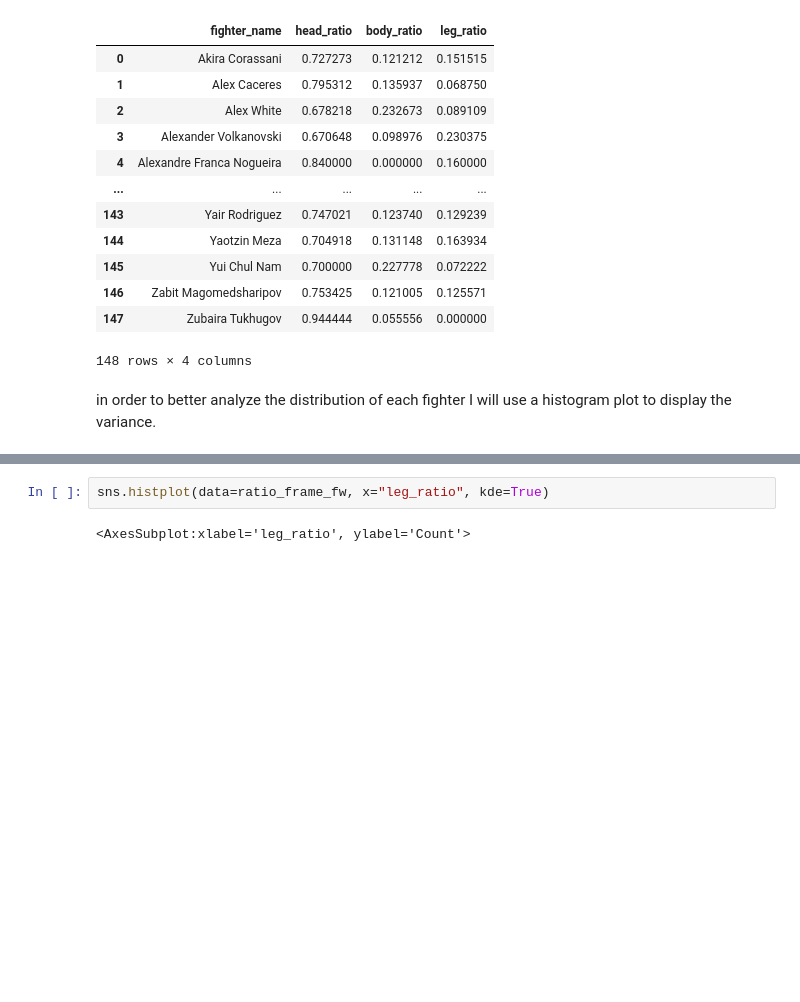
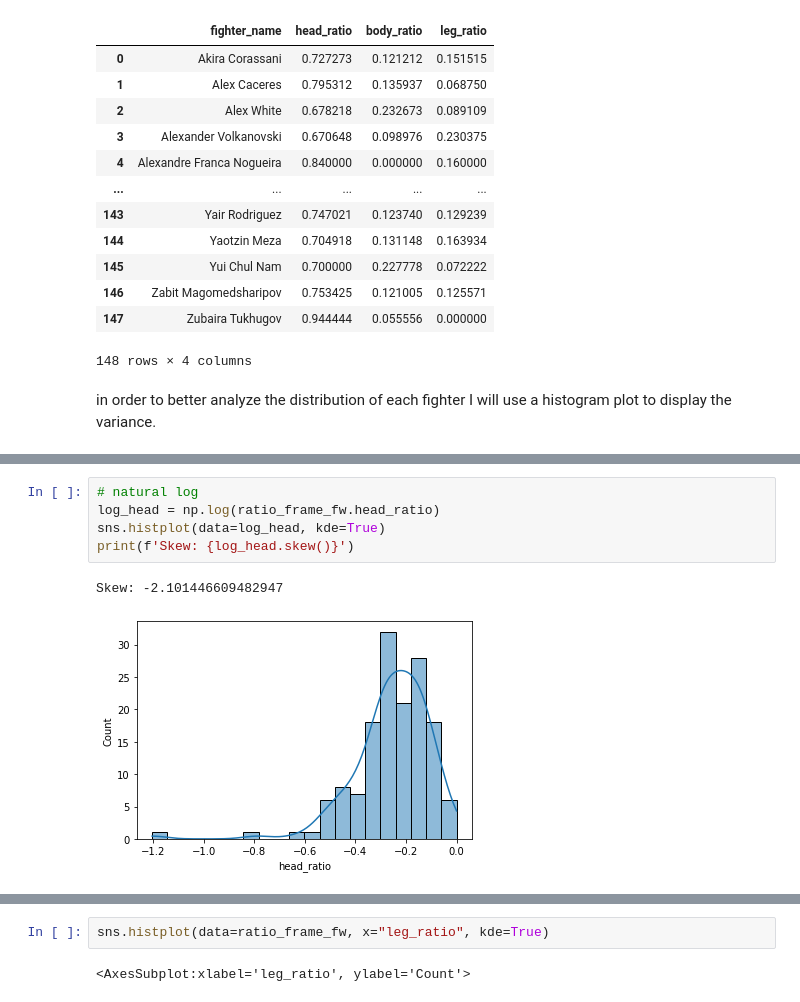
Before and after one commit to anthony-aleman/Featherweight, a Jupyter notebook: FW_EDA.ipynb, the cells around one changed output, grey strips where cells are left out. Cells and saved outputs as stored; diff of their text form; blank space fills up the shorter version.

```diff
--- a/FW_EDA.ipynb
+++ b/FW_EDA.ipynb
@@ -153,0 +192,8 @@ ratio_frame_fw.loc[ratio_frame_fw.head_ratio < 0.5]
+# %%
+# natural log
+log_head = np.log(ratio_frame_fw.head_ratio)
+sns.histplot(data=log_head, kde=True)
+print(f'Skew: {log_head.skew()}')
+# %% [output]
+Skew: -2.101446609482947
+[figure, added]
```
Also changed, not shown: parts of 21 cells of this notebook.
